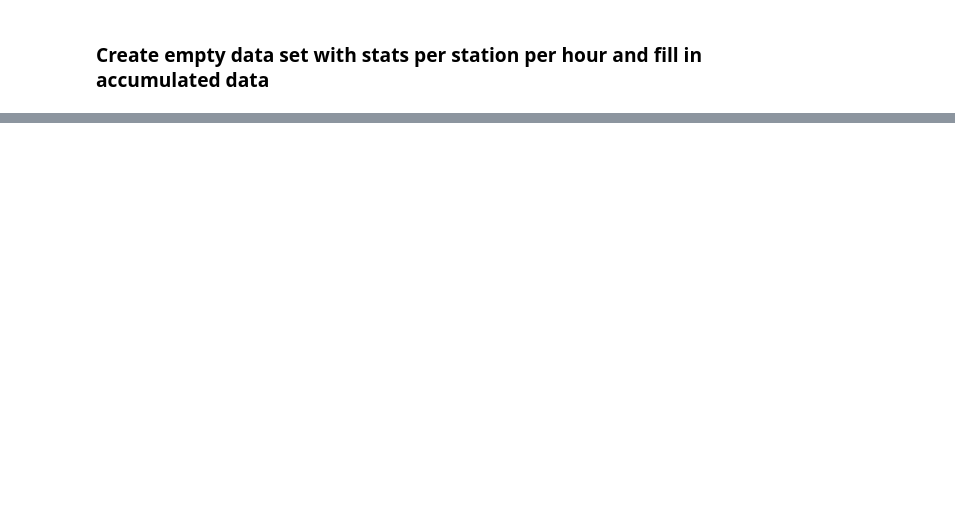
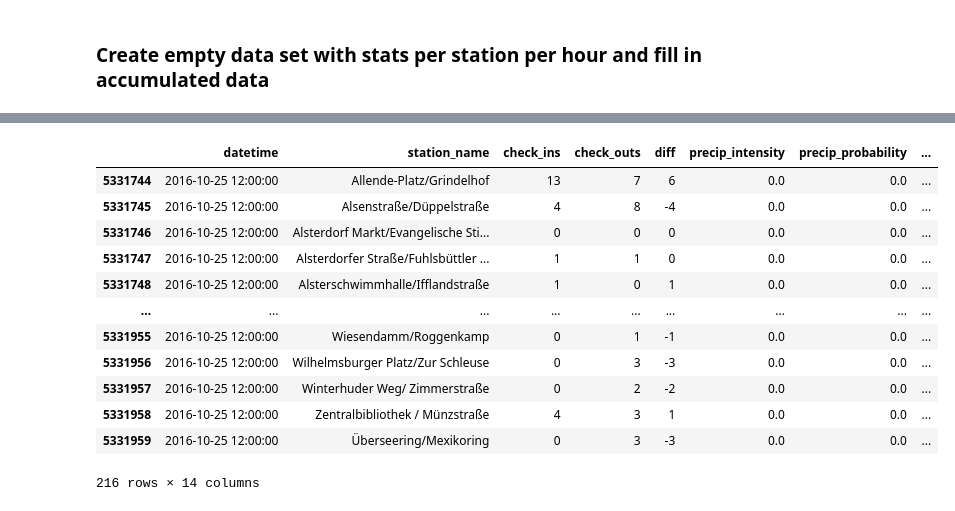
Before and after one commit to dorotheelaugwitz/master-thesis, a Jupyter notebook: stations_exploration.ipynb, the cells around one changed output, grey strips where cells are left out. Saved outputs shown, nothing was run; the diff lists cells and outputs as text; code cells hidden in the pictures; blank space fills up the shorter version.

```diff
--- a/stations_exploration.ipynb
+++ b/stations_exploration.ipynb
@@ -128,0 +131,2 @@ station_count.head(10)
+# %%
+sample_timestamp = '2016-10-25 12:00:00'
@@ -129 +154,18 @@ station_count.head(10)
+# %%
+tmp = pd.merge(station_count, weather, on='datetime', how='left', sort=False)
+tmp[tmp.datetime == sample_timestamp]
+# %% [output]
+|  | datetime | station_name | check_ins | check_outs | diff | precip_intensity | precip_probability | ... |
+| 5331744 | 2016-10-25 12:00:00 | Allende-Platz/Grindelhof | 13 | 7 | 6 | 0.0 | 0.0 | ... |
+| 5331745 | 2016-10-25 12:00:00 | Alsenstraße/Düppelstraße | 4 | 8 | -4 | 0.0 | 0.0 | ... |
+| 5331746 | 2016-10-25 12:00:00 | Alsterdorf Markt/Evangelische Sti... | 0 | 0 | 0 | 0.0 | 0.0 | ... |
+| 5331747 | 2016-10-25 12:00:00 | Alsterdorfer Straße/Fuhlsbüttler ... | 1 | 1 | 0 | 0.0 | 0.0 | ... |
+| 5331748 | 2016-10-25 12:00:00 | Alsterschwimmhalle/Ifflandstraße | 1 | 0 | 1 | 0.0 | 0.0 | ... |
+| ... | ... | ... | ... | ... | ... | ... | ... | ... |
+| 5331955 | 2016-10-25 12:00:00 | Wiesendamm/Roggenkamp | 0 | 1 | -1 | 0.0 | 0.0 | ... |
+| 5331956 | 2016-10-25 12:00:00 | Wilhelmsburger Platz/Zur Schleuse | 0 | 3 | -3 | 0.0 | 0.0 | ... |
+| 5331957 | 2016-10-25 12:00:00 | Winterhuder Weg/ Zimmerstraße | 0 | 2 | -2 | 0.0 | 0.0 | ... |
+| 5331958 | 2016-10-25 12:00:00 | Zentralbibliothek / Münzstraße | 4 | 3 | 1 | 0.0 | 0.0 | ... |
+| 5331959 | 2016-10-25 12:00:00 | Überseering/Mexikoring | 0 | 3 | -3 | 0.0 | 0.0 | ... |
+216 rows × 14 columns
 # %%
```
Also changed, not shown: parts of 14 cells of this notebook, 18 other files.
